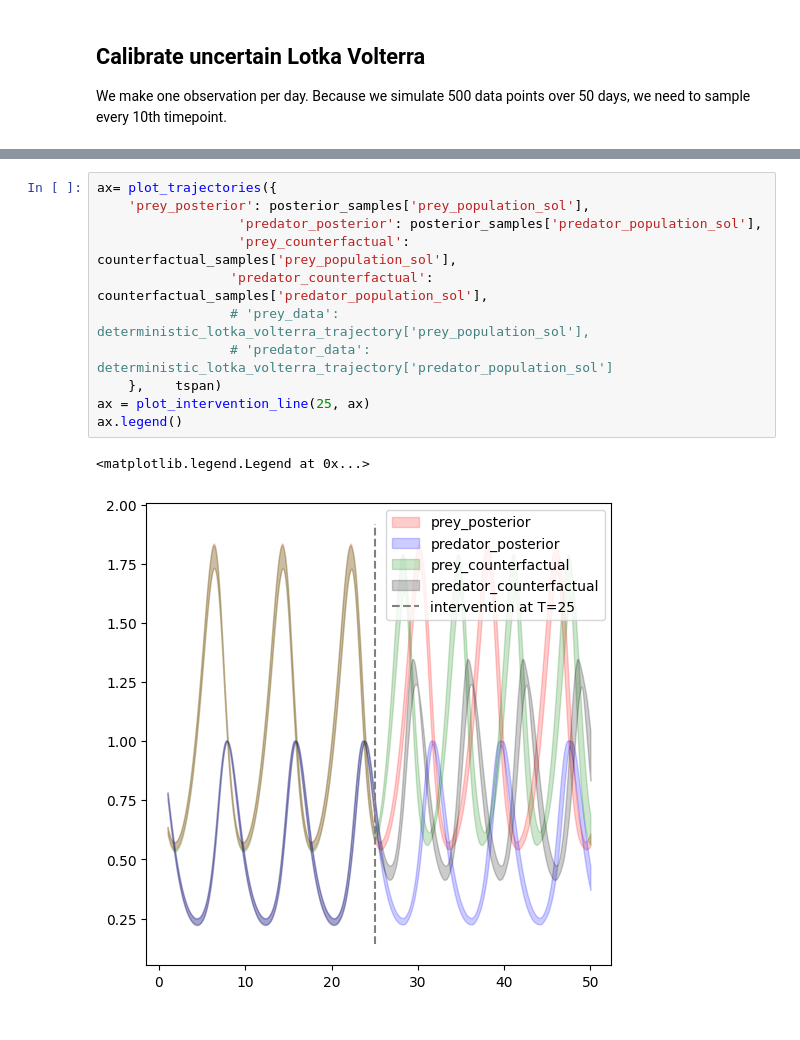
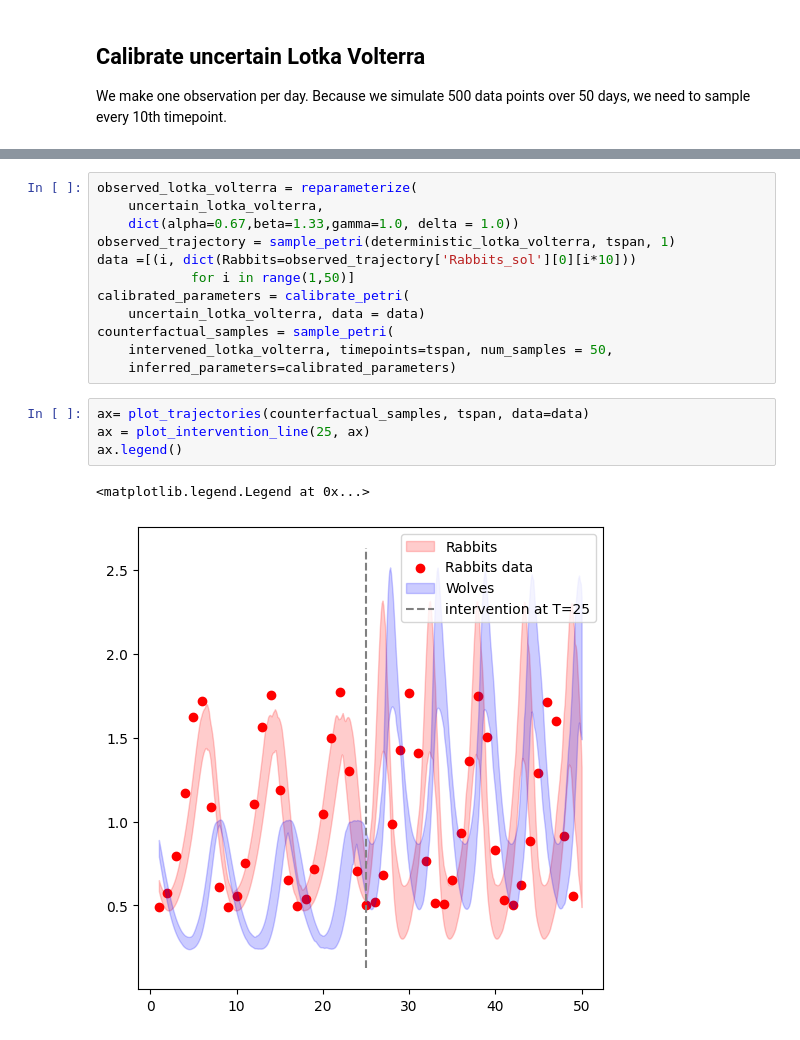
Before and after one commit to ciemss/pyciemss, a Jupyter notebook: notebook/regnet/MiraRegnet.ipynb, the cells around one changed output, grey strips where cells are left out. Saved outputs shown, nothing was run; the diff lists cells and outputs as text.

```diff
--- a/notebook/regnet/MiraRegnet.ipynb
+++ b/notebook/regnet/MiraRegnet.ipynb
@@ -276,14 +192,19 @@ counterfactual_samples
-# %%
-ax= plot_trajectories({
-    'prey_posterior': posterior_samples['prey_population_sol'],
-                  'predator_posterior': posterior_samples['predator_population_sol'],
-                  'prey_counterfactual': counterfactual_samples['prey_population_sol'],
-                 'predator_counterfactual': counterfactual_samples['predator_population_sol'],
-                 # 'prey_data': deterministic_lotka_volterra_trajectory['prey_population_sol'],
-                 # 'predator_data': deterministic_lotka_volterra_trajectory['predator_population_sol']
-    },    tspan)
-ax = plot_intervention_line(25, ax)
-ax.legend()
-# %% [output]
-<matplotlib.legend.Legend at 0x...>
-[figure, removed]
+# %%
+observed_lotka_volterra = reparameterize(
+    uncertain_lotka_volterra,
+    dict(alpha=0.67,beta=1.33,gamma=1.0, delta = 1.0))
+observed_trajectory = sample_petri(deterministic_lotka_volterra, tspan, 1)
+data =[(i, dict(Rabbits=observed_trajectory['Rabbits_sol'][0][i*10]))
+            for i in range(1,50)]
+calibrated_parameters = calibrate_petri(
+    uncertain_lotka_volterra, data = data)
+counterfactual_samples = sample_petri(
+    intervened_lotka_volterra, timepoints=tspan, num_samples = 50,
+    inferred_parameters=calibrated_parameters)
+# %%
+ax= plot_trajectories(counterfactual_samples, tspan, data=data)
+ax = plot_intervention_line(25, ax)
+ax.legend()
+# %% [output]
+<matplotlib.legend.Legend at 0x...>
+[figure, added]
```
Also changed, not shown: parts of 32 cells of this notebook, 3 other files.
